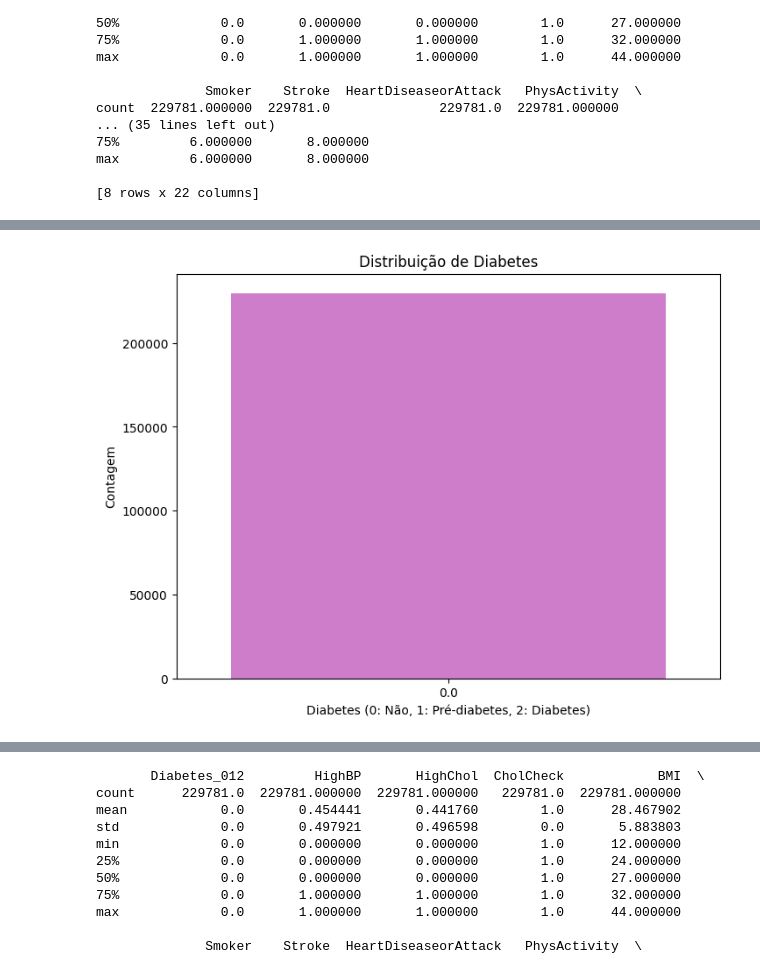
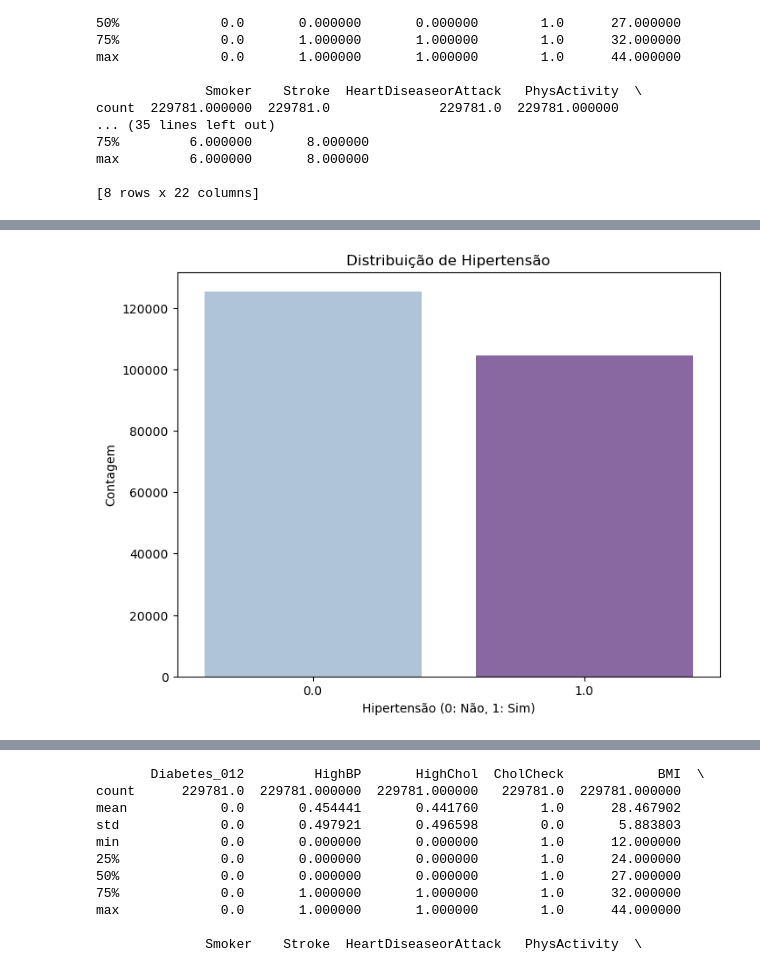
Before and after one commit to LivNS/Sprint2-Data-Science, a Jupyter notebook: Sprint2.ipynb, the cells around one changed output, grey strips where cells are left out. Saved outputs shown, nothing was run; the diff lists cells and outputs as text; code cells hidden in the pictures.

```diff
--- a/Sprint2.ipynb
+++ b/Sprint2.ipynb
@@ -132,10 +324,10 @@ plt.show()
 # %%
-# gráfico de barras para Diabetes_012
+# gráfico de barras para HighBP
 plt.figure(figsize=(8, 6))
-sns.countplot(x='Diabetes_012', data=db, color='orchid')
-plt.title('Distribuição de Diabetes')
-plt.xlabel('Diabetes (0: Não, 1: Pré-diabetes, 2: Diabetes)')
+sns.countplot(x='HighBP', data=db, palette='BuPu')
+plt.title('Distribuição de Hipertensão')
+plt.xlabel('Hipertensão (0: Não, 1: Sim)')
 plt.ylabel('Contagem')
 plt.show()
 # %% [output]
-[figure, old version]
+[figure, new version]
```
Also changed, not shown: parts of 28 cells of this notebook.
